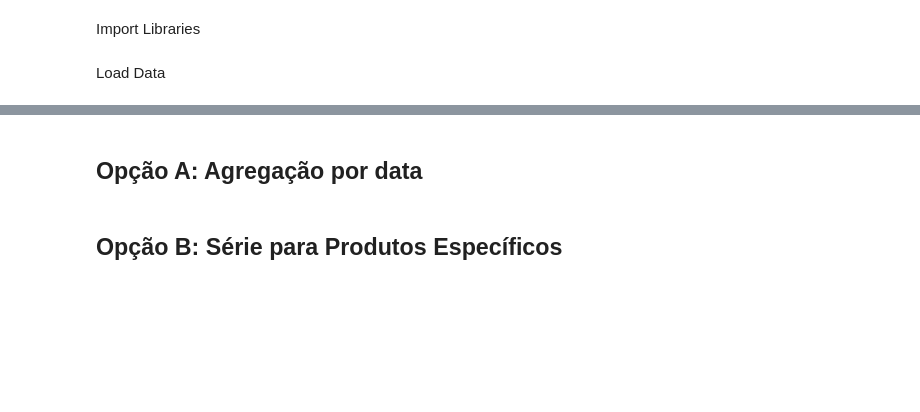
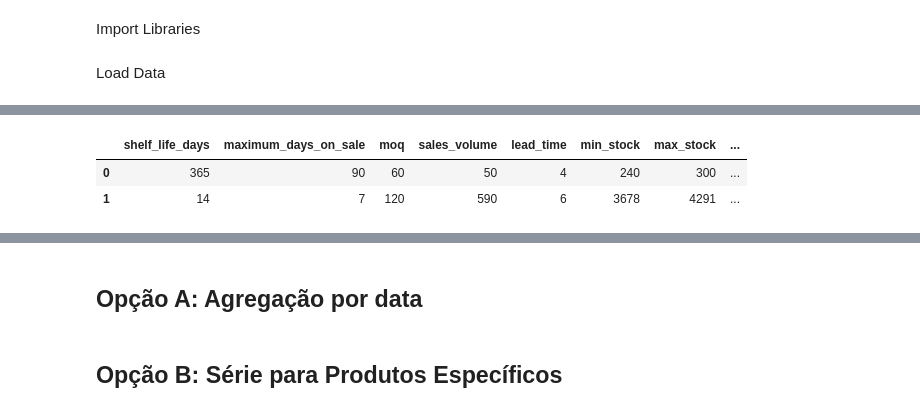
Before and after one commit to rbalbinotti/smart-supply-chain-ai, a Jupyter notebook: notebooks/03-Feature_Engineering_TS.ipynb, the cells around one changed output, grey strips where cells are left out. Saved outputs shown, nothing was run; the diff lists cells and outputs as text; code cells hidden in the pictures; blank space fills up the shorter version.

```diff
--- a/notebooks/03-Feature_Engineering_TS.ipynb
+++ b/notebooks/03-Feature_Engineering_TS.ipynb
@@ -107,3 +74,3 @@ df[['Reorder_Level', 'Stock_Quantity']].head(3)
-# %%
-# Create Variable Stock Quantity / Sales Volume
-df['Stock_Sales'] = df['Stock_Quantity'] / df['Sales_Volume']
+# %%
+# Remove multi index
+df = df.reset_index()
@@ -109,0 +117,3 @@ df['Stock_Sales'] = df['Stock_Quantity'] / df['Sales_Volume']
+# %%
+# Apply the function to compute demand variability during lead time and update the DataFrame with new metrics
+df = calculate_std_demand_lead_time(df=df)
@@ -109,0 +136,15 @@ df['Stock_Sales'] = df['Stock_Quantity'] / df['Sales_Volume']
+# %%
+# Set the Z factor for a 95% service level
+Z = 1.64
+
+# Calculate the Safety Stock
+df['safety_stock'] = (Z * df['std_demand_lead_time'])
+
+# Add description for the 'safety_stock' column to clarify its role in inventory management
+column_descriptions.update({'safety_stock': 'Extra inventory buffer maintained to protect against uncertainties in demand and delivery lead time.'})
+# %%
+df.select_dtypes(np.number)[:2]
+# %% [output]
+|  | shelf_life_days | maximum_days_on_sale | moq | sales_volume | lead_time | min_stock | max_stock | ... |
+| 0 | 365 | 90 | 60 | 50 | 4 | 240 | 300 | ... |
+| 1 | 14 | 7 | 120 | 590 | 6 | 3678 | 4291 | ... |
```
Also changed, not shown: parts of 70 cells of this notebook.
